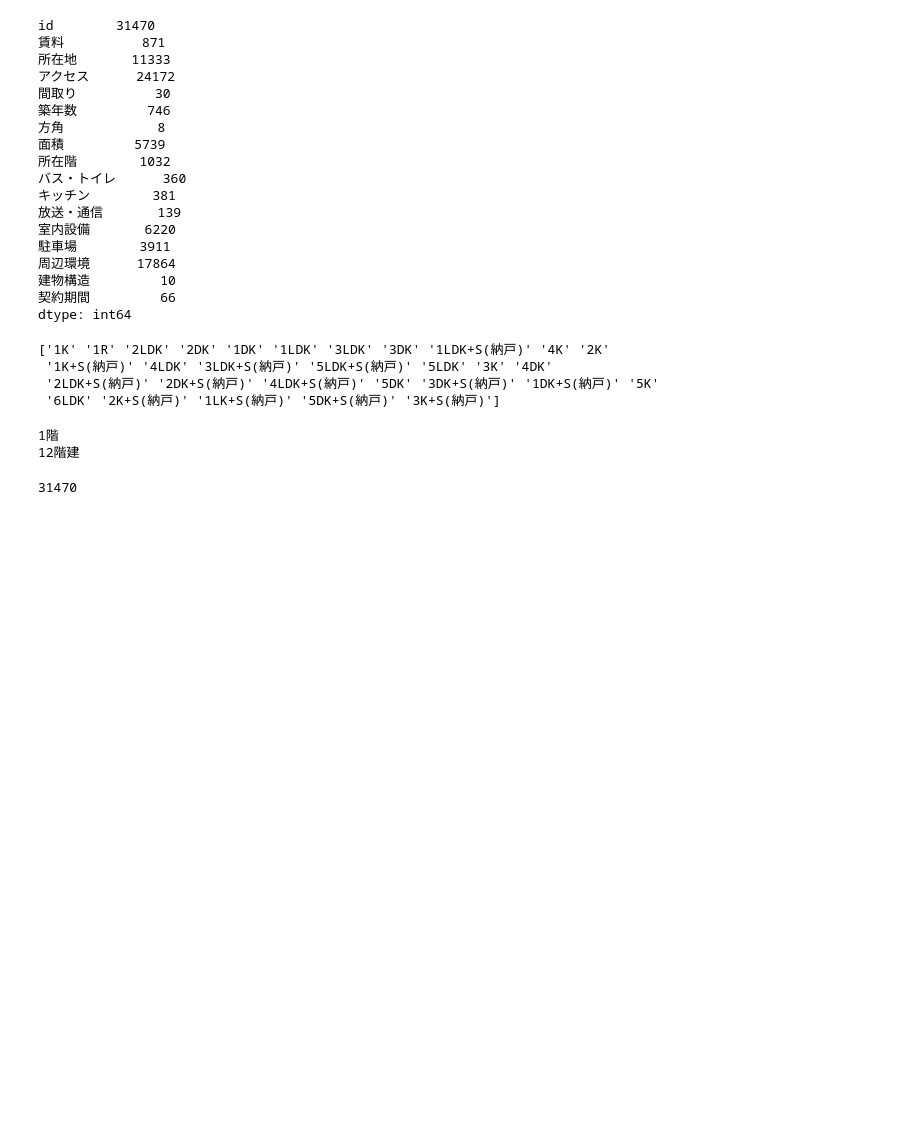
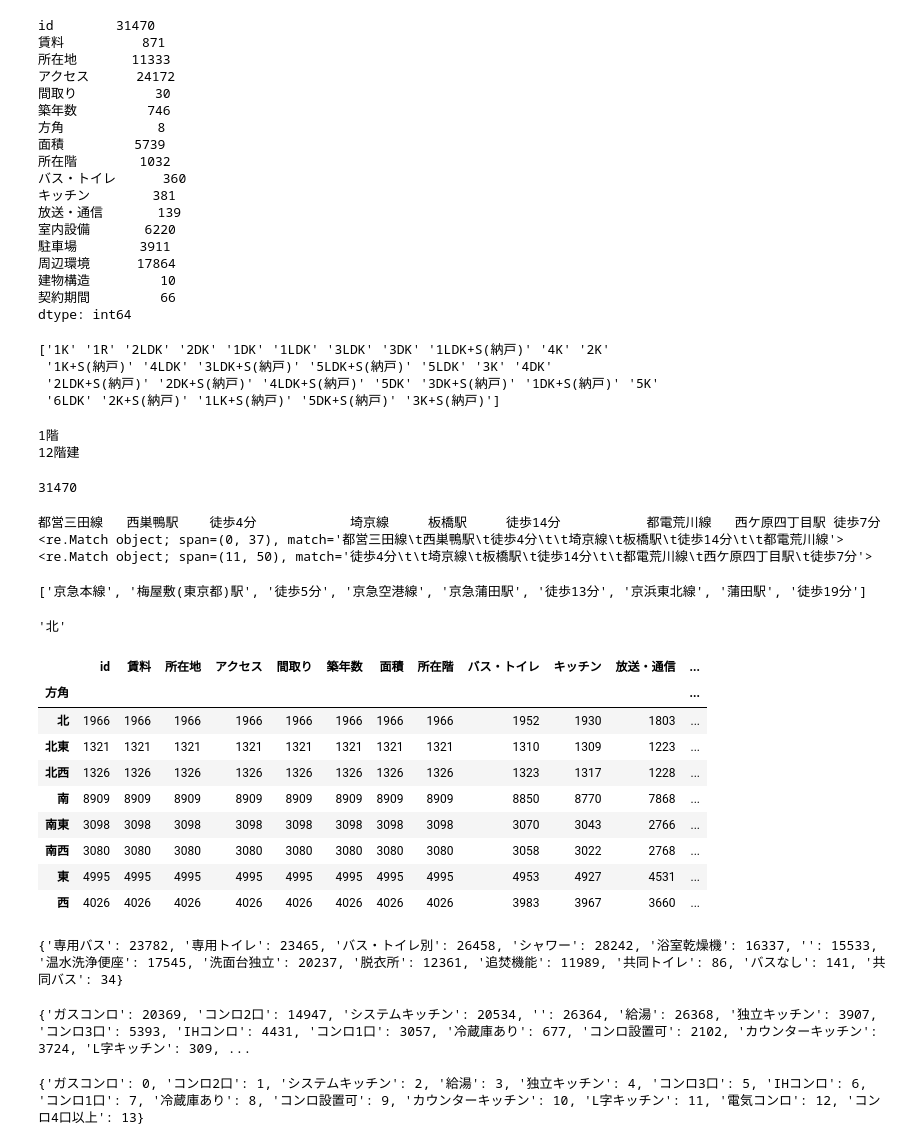
Before and after one commit to MosasoM/mynavi, a Jupyter notebook: mynavi_datavis.ipynb, the cells around one changed output. Drawn from its saved outputs; the diff is of its cells as text; code cells hidden in the pictures; blank space fills up the shorter version.

```diff
--- a/mynavi_datavis.ipynb
+++ b/mynavi_datavis.ipynb
@@ -116,2 +116,81 @@ train["所在階"].str.contains("／").count()
 # %% [output]
 31470
+# %%
+p1 = ".+線.+駅.+分"
+p2 = ".+線"
+p3 = "線.+駅"
+p4 = "徒歩.+分"
+txt = train["アクセス"][0]
+
+base = re.match(p1,txt)[0]
+print(base)
+print(re.match(p2,base))
+print(re.search(p4,base))
+# %% [output]
+都営三田線   西巣鴨駅    徒歩4分            埼京線     板橋駅     徒歩14分           都電荒川線   西ケ原四丁目駅 徒歩7分
+<re.Match object; span=(0, 37), match='都営三田線\t西巣鴨駅\t徒歩4分\t\t埼京線\t板橋駅\t徒歩14分\t\t都電荒川線'>
+<re.Match object; span=(11, 50), match='徒歩4分\t\t埼京線\t板橋駅\t徒歩14分\t\t都電荒川線\t西ケ原四丁目駅\t徒歩7分'>
+# %%
+print(train["アクセス"][345].split())
+# %% [output]
+['京急本線', '梅屋敷(東京都)駅', '徒歩5分', '京急空港線', '京急蒲田駅', '徒歩13分', '京浜東北線', '蒲田駅', '徒歩19分']
+# %%
+m[0][3:-1]
+# %% [output]
+'北'
+# %%
+train.groupby("方角").count()
+# %% [output]
+|  | id | 賃料 | 所在地 | アクセス | 間取り | 築年数 | 面積 | 所在階 | バス・トイレ | キッチン | 放送・通信 | ... |
+| 方角 |  |  |  |  |  |  |  |  |  |  |  | ... |
+| 北 | 1966 | 1966 | 1966 | 1966 | 1966 | 1966 | 1966 | 1966 | 1952 | 1930 | 1803 | ... |
+| 北東 | 1321 | 1321 | 1321 | 1321 | 1321 | 1321 | 1321 | 1321 | 1310 | 1309 | 1223 | ... |
+| 北西 | 1326 | 1326 | 1326 | 1326 | 1326 | 1326 | 1326 | 1326 | 1323 | 1317 | 1228 | ... |
+| 南 | 8909 | 8909 | 8909 | 8909 | 8909 | 8909 | 8909 | 8909 | 8850 | 8770 | 7868 | ... |
+| 南東 | 3098 | 3098 | 3098 | 3098 | 3098 | 3098 | 3098 | 3098 | 3070 | 3043 | 2766 | ... |
+| 南西 | 3080 | 3080 | 3080 | 3080 | 3080 | 3080 | 3080 | 3080 | 3058 | 3022 | 2768 | ... |
+| 東 | 4995 | 4995 | 4995 | 4995 | 4995 | 4995 | 4995 | 4995 | 4953 | 4927 | 4531 | ... |
+| 西 | 4026 | 4026 | 4026 | 4026 | 4026 | 4026 | 4026 | 4026 | 3983 | 3967 | 3660 | ... |
+# %%
+d = {}
+
+for i in range(31470):
+    if train["バス・トイレ"][i] != train["バス・トイレ"][i]:
+        continue
+    for key in train["バス・トイレ"][i].split():
+        pat = "／"
+        if re.sub(pat,"",key) not in d:
+            d[re.sub(pat,"",key)] = 1
+        else:
+            d[re.sub(pat,"",key)] += 1
+print(d)
+# %% [output]
+{'専用バス': 23782, '専用トイレ': 23465, 'バス・トイレ別': 26458, 'シャワー': 28242, '浴室乾燥機': 16337, '': 15533, '温水洗浄便座': 17545, '洗面台独立': 20237, '脱衣所': 12361, '追焚機能': 11989, '共同トイレ': 86, 'バスなし': 141, '共同バス': 34}
+# %%
+d = {}
+
+for i in range(31470):
+    if train["キッチン"][i] != train["キッチン"][i]:
+        continue
+    for key in train["キッチン"][i].split():
+        pat = "／"
+        tmp = re.sub(pat,"",key)
+        if re.match(r"コンロ設置可.*",tmp):
+            tmp = "コンロ設置可"
+        if tmp not in d:
+            d[tmp] = 1
+        else:
+            d[tmp] += 1
+print(d)
+# %% [output]
+{'ガスコンロ': 20369, 'コンロ2口': 14947, 'システムキッチン': 20534, '': 26364, '給湯': 26368, '独立キッチン': 3907, 'コンロ3口': 5393, 'IHコンロ': 4431, 'コンロ1口': 3057, '冷蔵庫あり': 677, 'コンロ設置可': 2102, 'カウンターキッチン': 3724, 'L字キッチン': 309, ...
+# %%
+l = {}
+ind = 0
+for key in d.keys():
+    if key != "":
+        l[key] = ind
+        ind += 1
+print(l)
+# %% [output]
+{'ガスコンロ': 0, 'コンロ2口': 1, 'システムキッチン': 2, '給湯': 3, '独立キッチン': 4, 'コンロ3口': 5, 'IHコンロ': 6, 'コンロ1口': 7, '冷蔵庫あり': 8, 'コンロ設置可': 9, 'カウンターキッチン': 10, 'L字キッチン': 11, '電気コンロ': 12, 'コンロ4口以上': 13}
```
Also changed, not shown: parts of 10 cells of this notebook.
